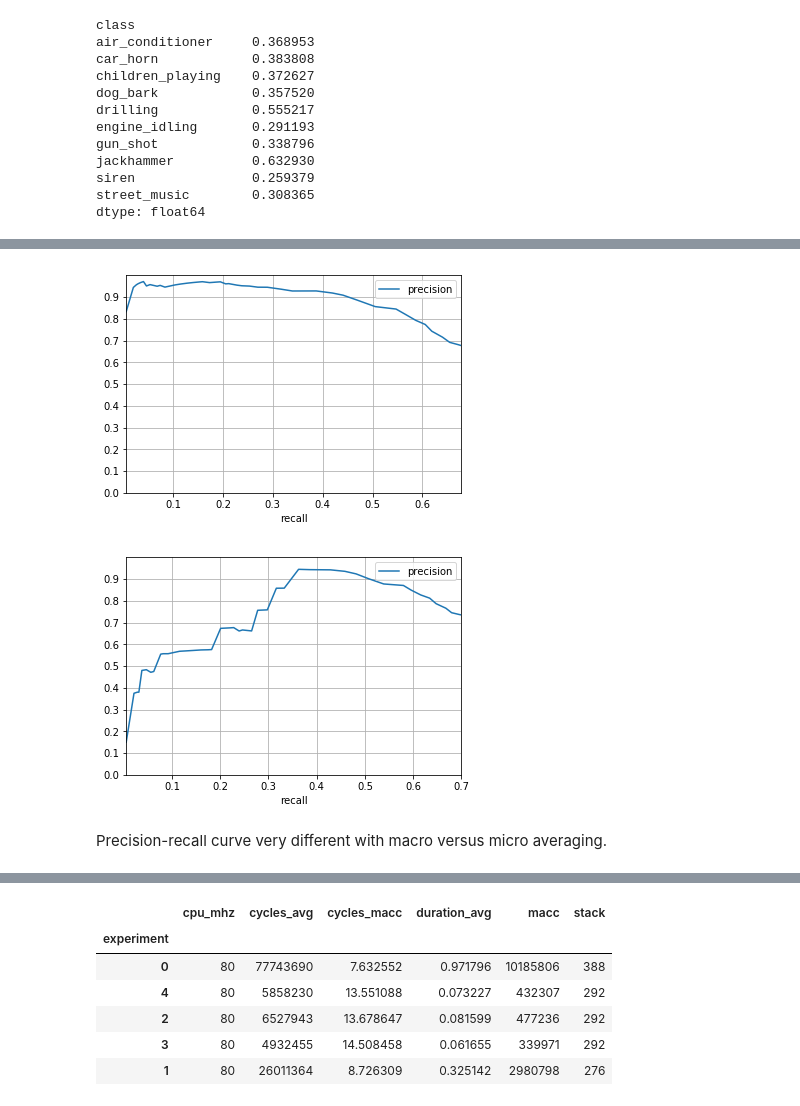
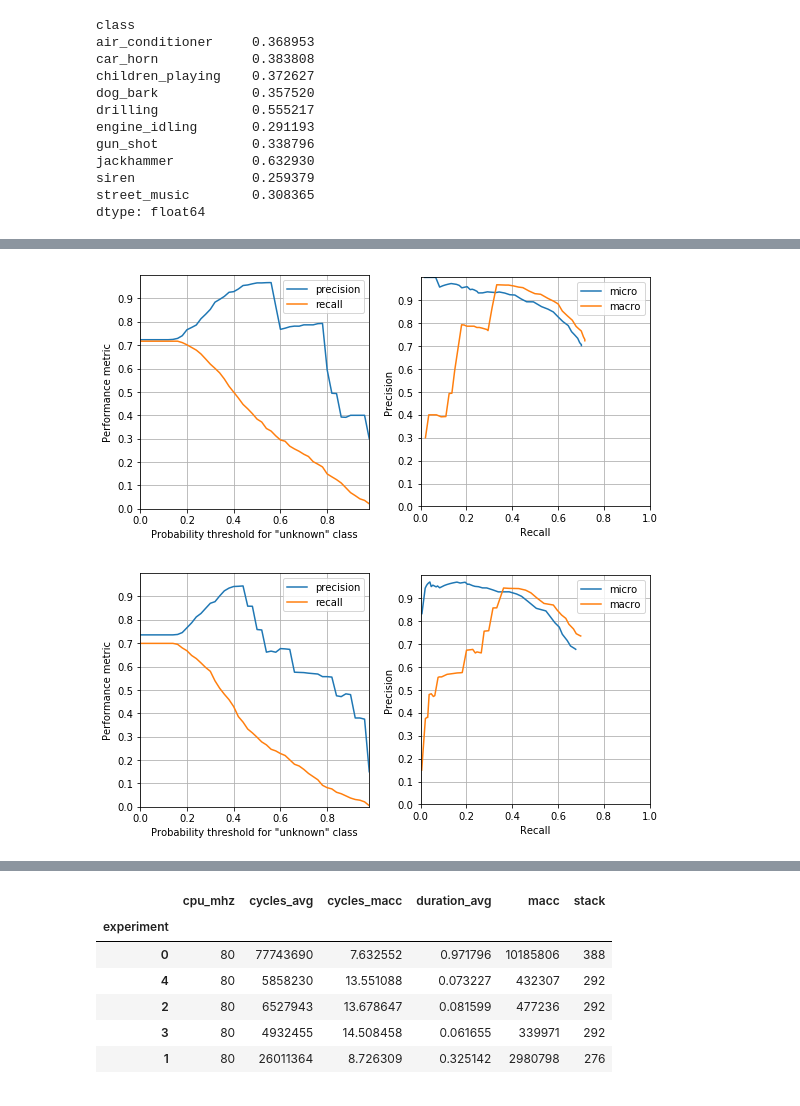
Before and after one commit to jonnor/ESC-CNN-microcontroller, a Jupyter notebook: Experiments.ipynb, the cells around one changed output, grey strips where cells are left out. Cells and saved outputs as stored; diff of their text form; code cells hidden in the pictures.

```diff
--- a/Experiments.ipynb
+++ b/Experiments.ipynb
@@ -30,7 +30,7 @@ data.head()
 <matplotlib.axes._subplots.AxesSubplot at 0x...>
 [figure]
 # %%
-hist = test.load_train_history('data/models/', '20190501-0223-bd5a-fold8')
+hist = test.load_train_history('data/models/', '20190501-0223-bd5a')
 hist.head()
 # %% [output]
 |  | epoch | acc | loss | val_acc | val_loss | voted_val_acc | fold | experiment | run | model_path |
@@ -54,5 +50,5 @@ best.head()
 # %%
-model_path = best[best.experiment == '3'].model_path[0]
+model_path = best.query('fold == "8" and experiment == "3"').model_path[0]
 model_path
 # %% [output]
 'data/models/3-20190501-0223-bd5a-fold8/e79-v1.25.t1.59.model.hdf5'
@@ -202,44 +194,60 @@ plot_errors_classwise(eval_set[eval_set.set == 'val']);
 # %%
 def score(df, average=None, threshold=0.0):
     y_true = df.classID
     y_pred = df.best_y
 
     uncertain = df.best_p < threshold
     uncertain_ratio = numpy.count_nonzero(uncertain.astype(int)) / len(y_pred)
     y_pred = y_pred.mask(uncertain, 11) # unknown class
 
     labels = list(range(0,10)) # don't count unknown class
     precision = sklearn.metrics.precision_score(y_true, y_pred, average=average, labels=labels)
     recall = sklearn.metrics.recall_score(y_true, y_pred, average=average, labels=labels)
     out = pandas.Series({
         'precision': precision,
         'recall': recall,
         'uncertain': uncertain_ratio,
     })
     return out
 
-val = eval_set[eval_set.set == 'test']
-
-def plot_precision_recall(average):
+def plot_precision_recall(data, ax=None):
     df = pandas.DataFrame({
         'threshold': numpy.linspace(0, 1.0, 50, endpoint=False)
     })
 
-    tradeoff = df.apply(lambda r: score(val, average=average, threshold=r.threshold), axis=1)
-    tradeoff['threshold'] = df.threshold
+    micro = df.apply(lambda r: score(data, average='micro', threshold=r.threshold), axis=1)
+    micro['threshold'] = df.threshold
+    micro['micro'] = micro.precision
 
-    ax = tradeoff.plot.line(y='precision', x='recall', ylim=(0.0, 1.0))
+    macro = df.apply(lambda r: score(data, average='macro', threshold=r.threshold), axis=1)
+    macro['threshold'] = df.threshold
+    macro['macro'] = macro.precision
+
+
+    fig, (ax2, ax) = plt.subplots(1, 2, figsize=(8, 4))
+
+    macro.plot.line(ax=ax2, y=['precision', 'recall'], x='threshold', ylim=(0.0, 1.0))
+
+    micro.plot.line(ax=ax, y='micro', x='recall', ylim=(0.0, 1.0), xlim=(0, 1))
+    macro.plot.line(ax=ax, y='macro', x='recall', ylim=(0.0, 1.0), xlim=(0, 1))
+
+
     ax.set_yticks(numpy.arange(0.0, 1.0, 0.1))
     ax.grid(True)
+    ax.set_ylabel('Precision')
+    ax.set_xlabel('Recall')
+    ax.set_aspect('equal')
 
-    #ax = tradeoff.plot.line(y=['precision', 'recall'], x='threshold', ylim=(0.0, 1.0))
-    #ax.set_yticks(numpy.arange(0.0, 1.0, 0.1))
-    #ax.grid(True, axis='y')
+    ax2.set_aspect('equal')
+    ax2.set_yticks(numpy.arange(0.0, 1.0, 0.1))
+    ax2.grid(True)
+    ax2.set_xlabel('Probability threshold for "unknown" class')
+    ax2.set_ylabel('Performance metric')
 
-plot_precision_recall(average='micro')
-plot_precision_recall(average='macro')
+    fig.tight_layout()
+
+plot_precision_recall(eval_set[eval_set.set == 'val'])
+plot_precision_recall(eval_set[eval_set.set == 'test'])
 # %% [output]
-[figure, old version]
+[figure, new version]
-[figure, old version]
+[figure, new version]
-# %% [markdown]
-Precision-recall curve very different with macro versus micro averaging.
```
Also changed, not shown: parts of 7 cells of this notebook, 21 other files.
